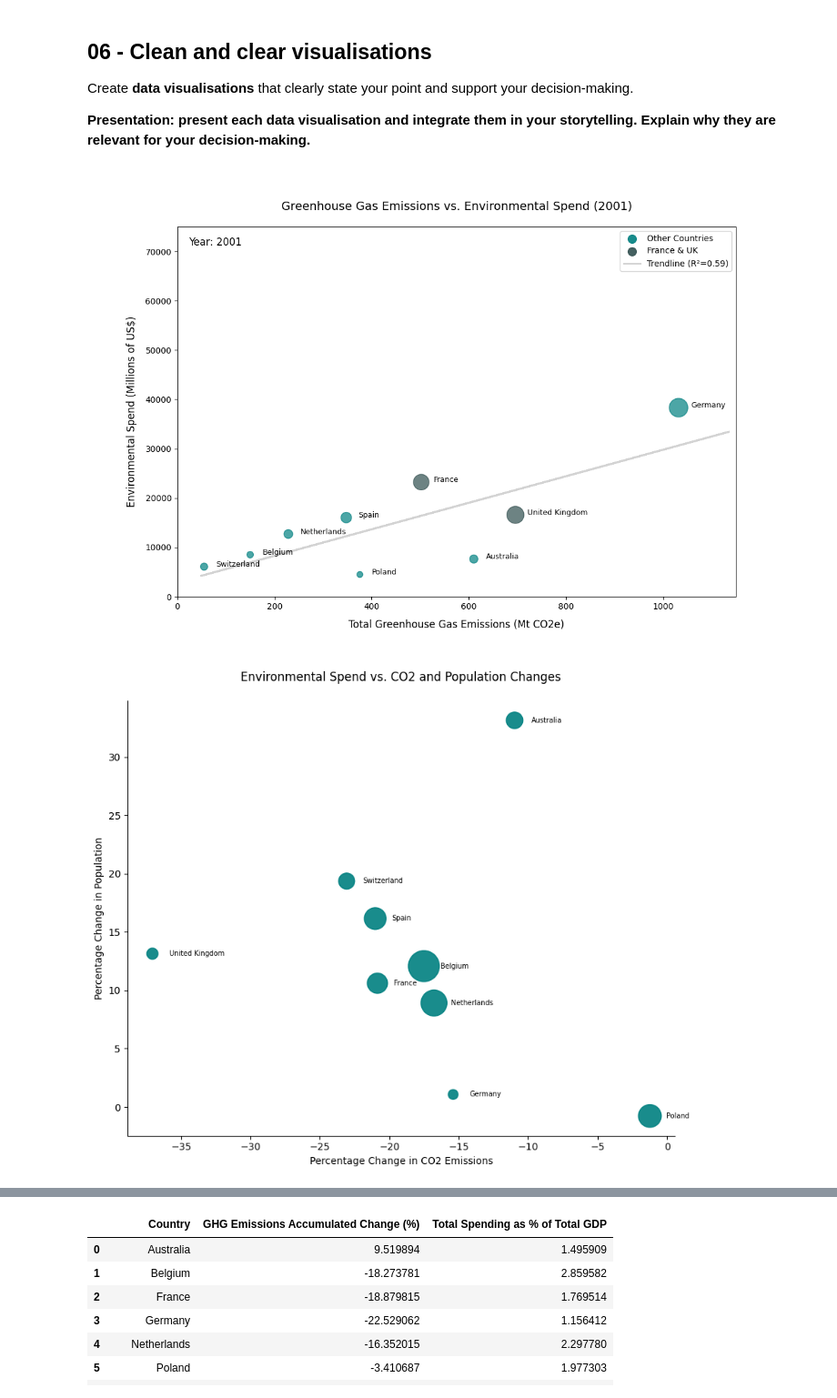
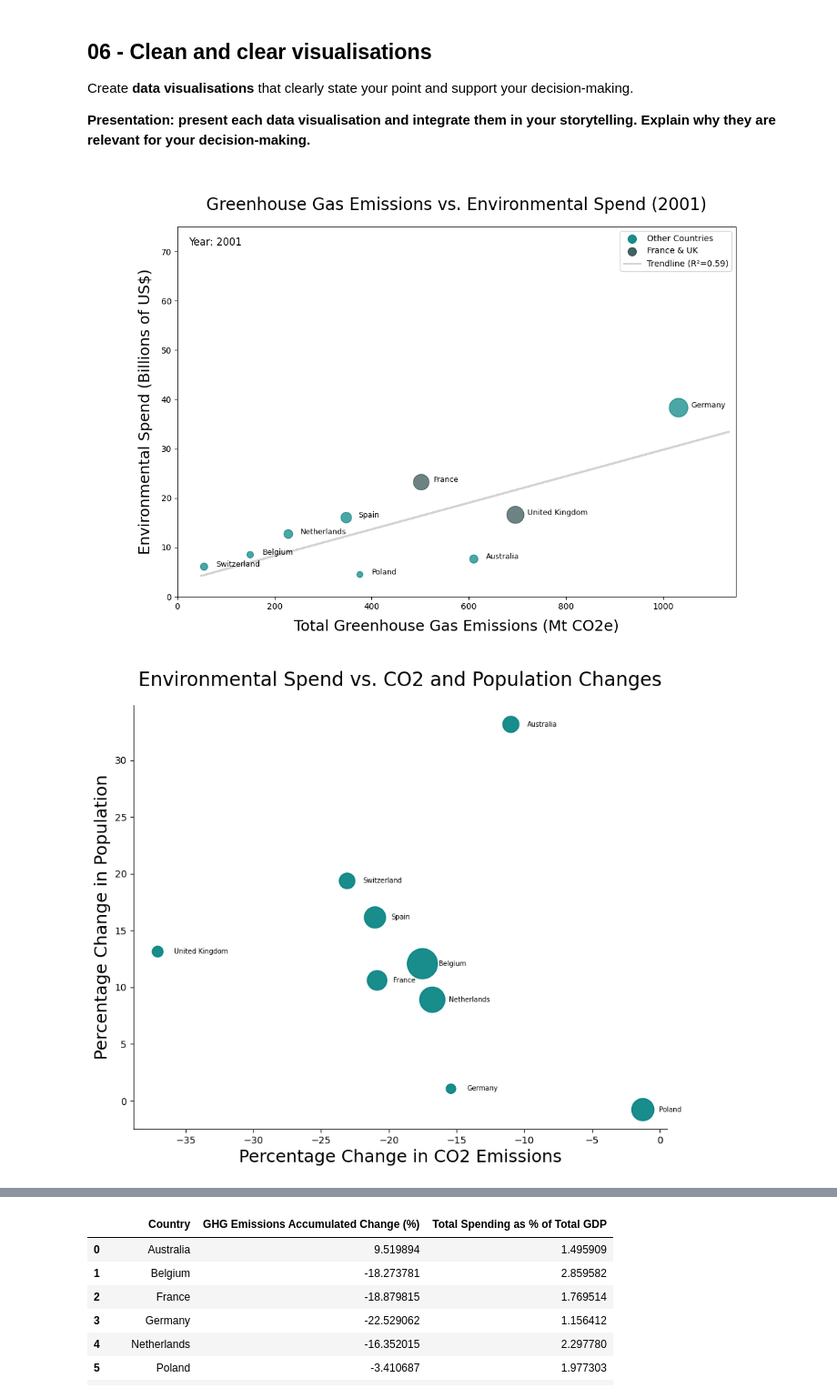
Before and after one commit to cedrickopp-esmt/data_wrangling_team_pluto, a Jupyter notebook: Team_pluto_part03.ipynb, the cells around one changed output, grey strips where cells are left out. Shown: that part at 91% size. Drawn from its saved outputs; the diff is of its cells as text; code cells hidden in the pictures.

```diff
--- a/Team_pluto_part03.ipynb
+++ b/Team_pluto_part03.ipynb
@@ -128,12 +130,6 @@ countries = ['Australia', 'Belgium', 'France', 'Germany',
 
 
 fig, ax = plt.subplots(figsize=(12, 8))
-ax.set_title('Greenhouse Gas Emissions vs. Environmental Spend', pad=20, fontsize=14)
-ax.set_xlabel('Total Greenhouse Gas Emissions (Mt CO2e)', labelpad=10, fontsize=12)
-ax.set_ylabel('Environmental Spend (Millions of US$)', labelpad=10, fontsize=12)
-ax.grid(False)
-ax.set_xlim(0, 1150)
-ax.set_ylim(0, 75000)
 
 worldb_years = worldb[worldb['Country'].isin(countries)]['Year'].unique()
 oecd_years = oecd[oecd['Reference area'].isin(countries)]['TIME_PERIOD'].unique()
@@ -142,12 +138,12 @@ available_years = sorted(set(worldb_years) & set(oecd_years))
 
 def animate(year):
     ax.clear()
-    ax.set_title(f'Greenhouse Gas Emissions vs. Environmental Spend ({year})', pad=20, fontsize=14)
-    ax.set_xlabel('Total Greenhouse Gas Emissions (Mt CO2e)', labelpad=10, fontsize=12)
-    ax.set_ylabel('Environmental Spend (Millions of US$)', labelpad=10, fontsize=12)
+    ax.set_title(f'Greenhouse Gas Emissions vs. Environmental Spend ({year})', pad=20, fontsize=20)
+    ax.set_xlabel('Total Greenhouse Gas Emissions (Mt CO2e)', labelpad=10, fontsize=18)
+    ax.set_ylabel('Environmental Spend (Billions of US$)', labelpad=10, fontsize=18)
     ax.grid(False)
     ax.set_xlim(0, 1150)
-    ax.set_ylim(0, 75000)
+    ax.set_ylim(0, 75)
 
     worldb_year = worldb[(worldb['Year'] == year) &
                          (worldb['Country'].isin(countries))].set_index('Country')
@@ -161,7 +157,7 @@ def animate(year):
         return scatter, trendline, year_text
 
     x_values = [worldb_year.loc[c, 'Total greenhouse gas emissions including LULUCF (Mt CO2e)'] for c in common_countries]
-    y_values = [oecd_year_agg.loc[c, 'Environmental_spend'] for c in common_countries]
+    y_values = [oecd_year_agg.loc[c, 'Environmental_spend'] / 1000 for c in common_countries]
     gdp_values = [worldb_year.loc[c, 'GDP (current US$)'] for c in common_countries]
 
     min_gdp = min(gdp_values) if gdp_values else 1
@@ -203,7 +199,7 @@ ani.save('animationGHG_EnvSpend.gif', writer=PillowWriter(fps=1))
 display(Image(filename='animationGHG_EnvSpend.gif'))
 plt.close()
 # %% [output]
-[figure, old version]
+[figure, new version]
 # %%
 countries = ['Australia', 'Belgium', 'France', 'Germany',
              'Netherlands', 'Poland', 'Spain', 'Switzerland',
@@ -270,37 +266,37 @@ df['bubble_size'] = 100 + 900 * (df['Env_Spend_pct_GDP'] - min_spend) / (max_spe
 
 # Create scatter plot with bubbles
 scatter = plt.scatter(
     df['CO2_Change_pct'],
     df['Pop_Change_pct'],
     s=df['bubble_size'],
     alpha=0.9,
     c='teal',
 
 )
 
 # Add labels and title
-plt.title('Environmental Spend vs. CO2 and Population Changes', pad=20)
-plt.xlabel('Percentage Change in CO2 Emissions')
-plt.ylabel('Percentage Change in Population')
+plt.title('Environmental Spend vs. CO2 and Population Changes', pad=20, fontsize=20)
+plt.xlabel('Percentage Change in CO2 Emissions', fontsize=18)
+plt.ylabel('Percentage Change in Population', fontsize=18)
 
 
 # Add country names as annotations
 for i, row in df.iterrows():
     plt.text(row['CO2_Change_pct'] + 1.2,
               row['Pop_Change_pct'],
               row['Country'],
               fontsize=7,
               ha='left',
               va='center')
 
 # Add grid
 plt.grid(False)
 plt.gca().spines['top'].set_visible(False)
 plt.gca().spines['right'].set_visible(False)
 
 plt.show()
 # %% [output]
-[figure, old version]
+[figure, new version]
 # %%
 # Filter data for specific countries and year
 data = worldb.loc[(worldb["Year"] == 2001) &
```
Also changed, not shown: parts of 4 cells of this notebook, 2 other files.
